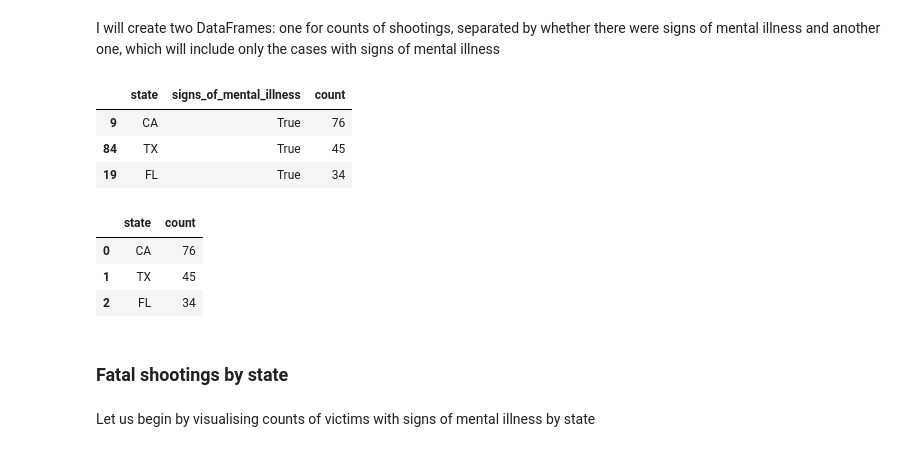
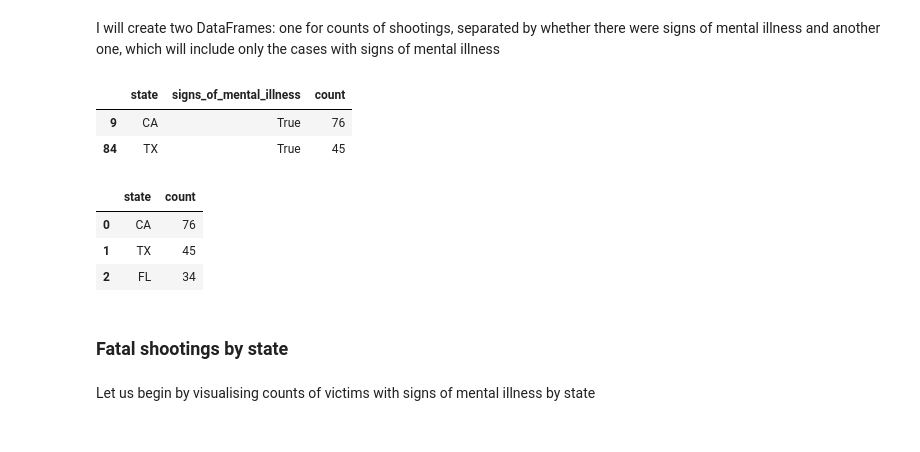
Before and after one commit to valdas-v1/Fatal-Police-Shooting-in-United-States, a Jupyter notebook: notebook.ipynb, the cells around one changed output. Saved outputs shown, nothing was run; the diff lists cells and outputs as text; code cells hidden in the pictures.

```diff
--- a/notebook.ipynb
+++ b/notebook.ipynb
@@ -108,12 +117,11 @@ mental_ilness = clean_df.groupby(['state','signs_of_mental_illness'], as_index =
 mental_ilness.sort_values(by = ['signs_of_mental_illness', 'index'], ascending=[False, False], inplace = True)
 mental_ilness = mental_ilness.rename(columns={"index": "count"})
 # %%
-mental_ilness.head(3)
+mental_ilness.head(2)
 # %% [output]
 |  | state | signs_of_mental_illness | count |
 | 9 | CA | True | 76 |
 | 84 | TX | True | 45 |
-| 19 | FL | True | 34 |
 # %%
 # Filter cases where signs of mental ilness were present
 mental_ilness_true = mental_ilness[mental_ilness['signs_of_mental_illness'] == True].drop('signs_of_mental_illness',                                                         axis=1).reset_index(drop=True)
@@ -124,7 +132,7 @@ mental_ilness_true.head(3)
 | 1 | TX | 45 |
 | 2 | FL | 34 |
 # %% [markdown]
-### Fatal shootings by state
+### Fatal shootings by state <a name="fatal_shootings"></a>
 # %% [markdown]
 Let us begin by visualising counts of victims with signs of mental illness by state
 # %%
```
Also changed, not shown: parts of 10 cells of this notebook.
